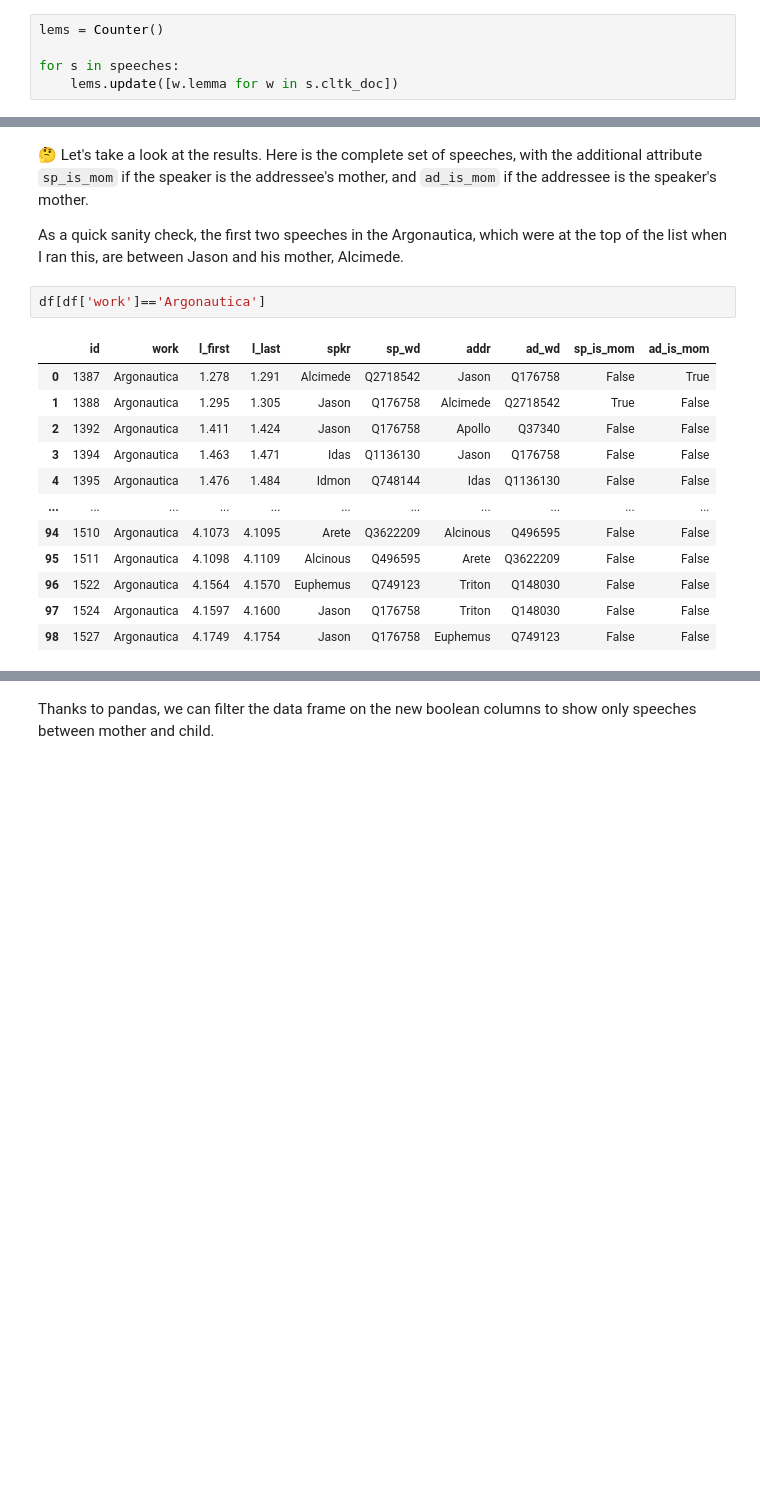
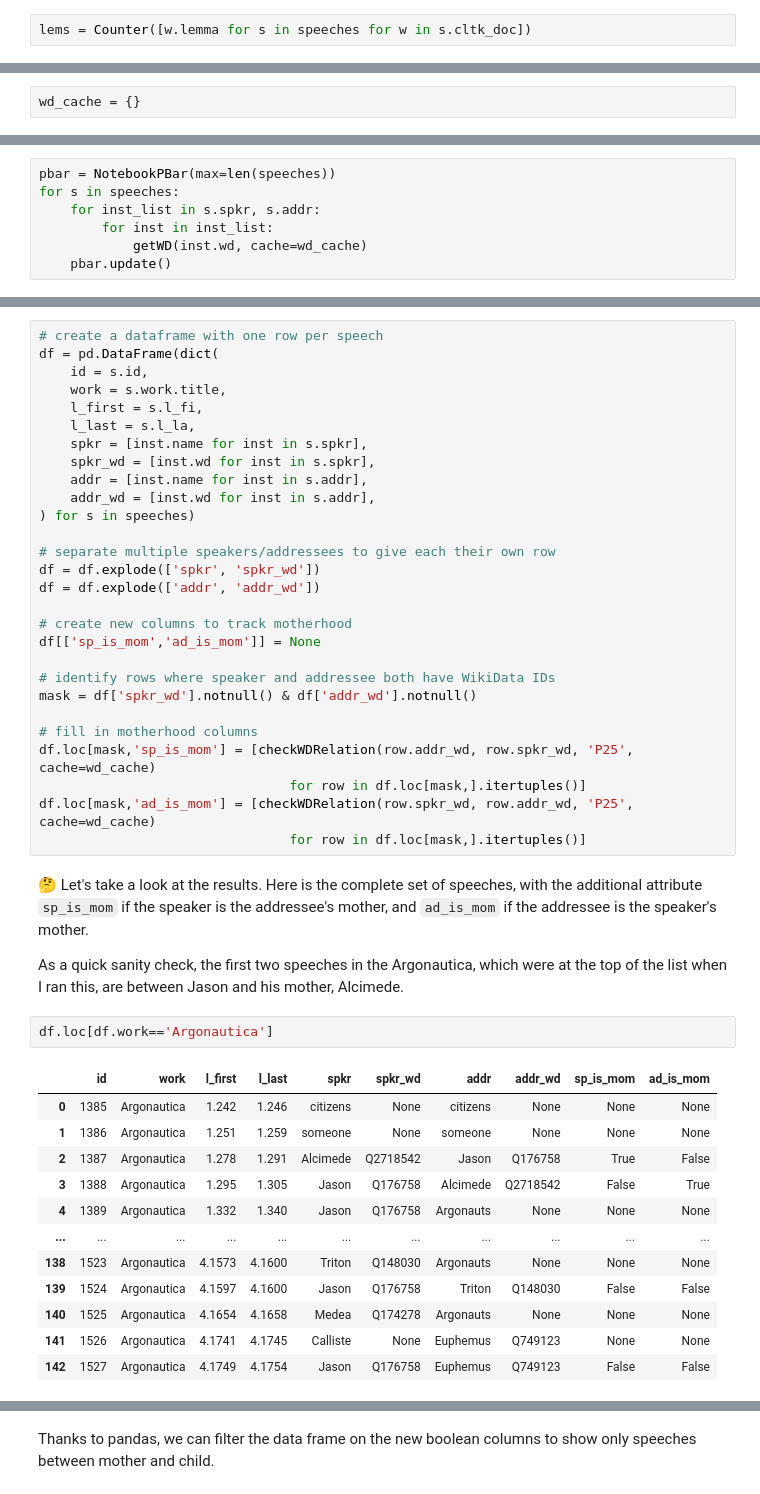
Before and after one commit to cwf2/dices-examples, a Jupyter notebook: Ex_02 - DSH.ipynb, the cells around one changed output, grey strips where cells are left out. Cells and saved outputs as stored; diff of their text form; blank space fills up the shorter version.

```diff
--- a/Ex_02 - DSH.ipynb
+++ b/Ex_02 - DSH.ipynb
@@ -133,10 +163,7 @@ for s in speeches:
 # %% [markdown]
 Now let’s go through again and count the lemmata. We’ll create a lemma counter to hold the tallies.
 # %%
-lems = Counter()
-
-for s in speeches:
-    lems.update([w.lemma for w in s.cltk_doc])
+lems = Counter([w.lemma for s in speeches for w in s.cltk_doc])
 # %% [markdown]
 Convert the counter to a Pandas data frame for tidier presentation.
 # %%
@@ -216,3 +260,5 @@ cache_mothers = {}
+# %%
+wd_cache = {}
 # %% [markdown]
 ### Using WikiData to filter the speeches
 
@@ -270,0 +284,7 @@ df = pd.DataFrame(rows, columns=['id', 'work', 'l_first', 'l_last', 'spkr', 'sp_
+# %%
+pbar = NotebookPBar(max=len(speeches))
+for s in speeches:
+    for inst_list in s.spkr, s.addr:
+        for inst in inst_list:
+            getWD(inst.wd, cache=wd_cache)
+    pbar.update()
@@ -271,19 +293,47 @@ df = pd.DataFrame(rows, columns=['id', 'work', 'l_first', 'l_last', 'spkr', 'sp_
+# %%
+# create a dataframe with one row per speech
+df = pd.DataFrame(dict(
+    id = s.id,
+    work = s.work.title,
+    l_first = s.l_fi,
+    l_last = s.l_la,
+    spkr = [inst.name for inst in s.spkr],
+    spkr_wd = [inst.wd for inst in s.spkr],
+    addr = [inst.name for inst in s.addr],
+    addr_wd = [inst.wd for inst in s.addr],
+) for s in speeches)
+
+# separate multiple speakers/addressees to give each their own row
+df = df.explode(['spkr', 'spkr_wd'])
+df = df.explode(['addr', 'addr_wd'])
+
+# create new columns to track motherhood
+df[['sp_is_mom','ad_is_mom']] = None
+
+# identify rows where speaker and addressee both have WikiData IDs
+mask = df['spkr_wd'].notnull() & df['addr_wd'].notnull()
+
+# fill in motherhood columns
+df.loc[mask,'sp_is_mom'] = [checkWDRelation(row.addr_wd, row.spkr_wd, 'P25', cache=wd_cache)
+                                for row in df.loc[mask,].itertuples()]
+df.loc[mask,'ad_is_mom'] = [checkWDRelation(row.spkr_wd, row.addr_wd, 'P25', cache=wd_cache)
+                                for row in df.loc[mask,].itertuples()]
 # %% [markdown]
 🤔 Let's take a look at the results. Here is the complete set of speeches, with the additional attribute `sp_is_mom` if the speaker is the addressee's mother, and `ad_is_mom` if the addressee is the speaker's mother.
 
 As a quick sanity check, the first two speeches in the Argonautica, which were at the top of the list when I ran this, are between Jason and his mother, Alcimede.
 # %%
-df[df['work']=='Argonautica']
+df.loc[df.work=='Argonautica']
 # %% [output]
-|  | id | work | l_first | l_last | spkr | sp_wd | addr | ad_wd | sp_is_mom | ad_is_mom |
-| 0 | 1387 | Argonautica | 1.278 | 1.291 | Alcimede | Q2718542 | Jason | Q176758 | False | True |
-| 1 | 1388 | Argonautica | 1.295 | 1.305 | Jason | Q176758 | Alcimede | Q2718542 | True | False |
-| 2 | 1392 | Argonautica | 1.411 | 1.424 | Jason | Q176758 | Apollo | Q37340 | False | False |
-| 3 | 1394 | Argonautica | 1.463 | 1.471 | Idas | Q1136130 | Jason | Q176758 | False | False |
-| 4 | 1395 | Argonautica | 1.476 | 1.484 | Idmon | Q748144 | Idas | Q1136130 | False | False |
+|  | id | work | l_first | l_last | spkr | spkr_wd | addr | addr_wd | sp_is_mom | ad_is_mom |
+| 0 | 1385 | Argonautica | 1.242 | 1.246 | citizens | None | citizens | None | None | None |
+| 1 | 1386 | Argonautica | 1.251 | 1.259 | someone | None | someone | None | None | None |
+| 2 | 1387 | Argonautica | 1.278 | 1.291 | Alcimede | Q2718542 | Jason | Q176758 | True | False |
+| 3 | 1388 | Argonautica | 1.295 | 1.305 | Jason | Q176758 | Alcimede | Q2718542 | False | True |
+| 4 | 1389 | Argonautica | 1.332 | 1.340 | Jason | Q176758 | Argonauts | None | None | None |
 | ... | ... | ... | ... | ... | ... | ... | ... | ... | ... | ... |
-| 94 | 1510 | Argonautica | 4.1073 | 4.1095 | Arete | Q3622209 | Alcinous | Q496595 | False | False |
-| 95 | 1511 | Argonautica | 4.1098 | 4.1109 | Alcinous | Q496595 | Arete | Q3622209 | False | False |
-| 96 | 1522 | Argonautica | 4.1564 | 4.1570 | Euphemus | Q749123 | Triton | Q148030 | False | False |
-| 97 | 1524 | Argonautica | 4.1597 | 4.1600 | Jason | Q176758 | Triton | Q148030 | False | False |
-| 98 | 1527 | Argonautica | 4.1749 | 4.1754 | Jason | Q176758 | Euphemus | Q749123 | False | False |
+| 138 | 1523 | Argonautica | 4.1573 | 4.1600 | Triton | Q148030 | Argonauts | None | None | None |
+| 139 | 1524 | Argonautica | 4.1597 | 4.1600 | Jason | Q176758 | Triton | Q148030 | False | False |
+| 140 | 1525 | Argonautica | 4.1654 | 4.1658 | Medea | Q174278 | Argonauts | None | None | None |
+| 141 | 1526 | Argonautica | 4.1741 | 4.1745 | Calliste | None | Euphemus | Q749123 | None | None |
+| 142 | 1527 | Argonautica | 4.1749 | 4.1754 | Jason | Q176758 | Euphemus | Q749123 | False | False |
```
Also changed, not shown: parts of 16 cells of this notebook.
